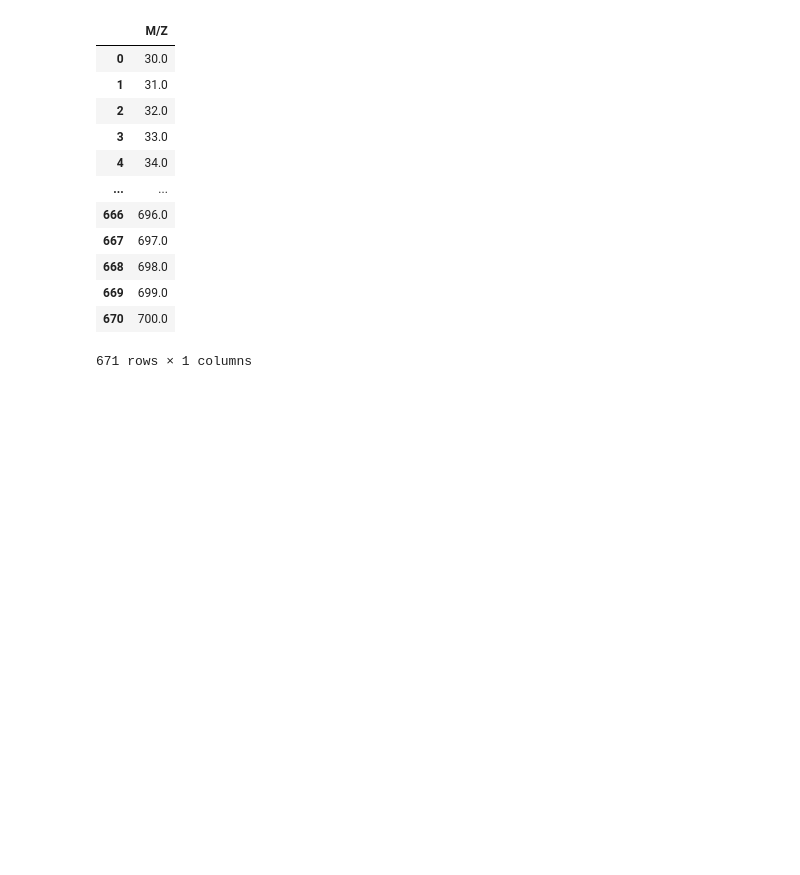
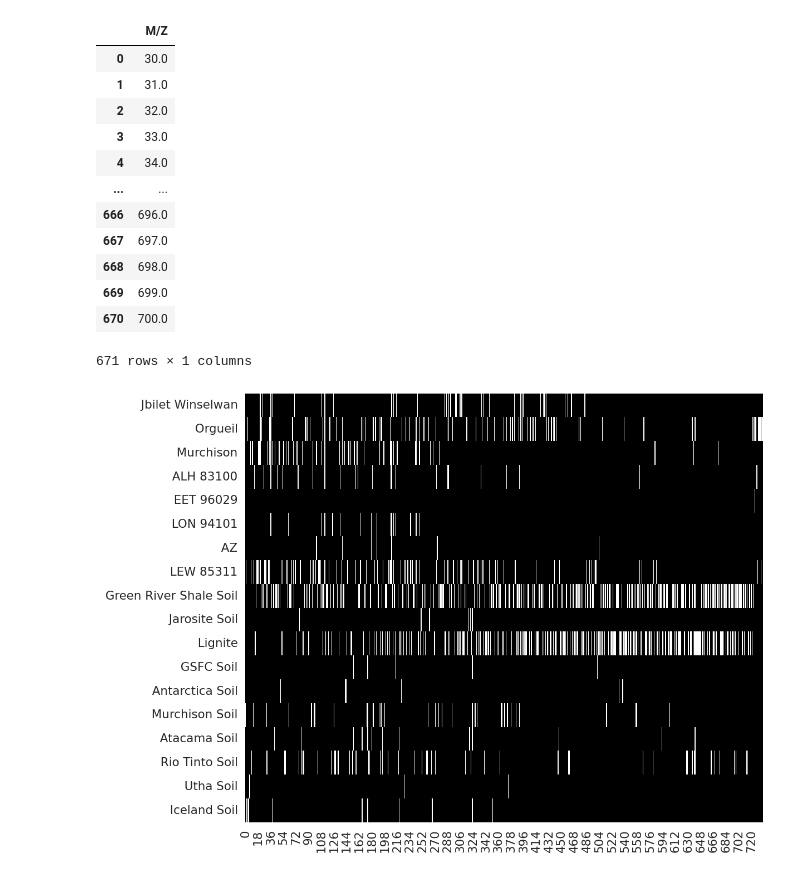
Before and after one commit to daniel-saeedi/Chromalyzer, a Jupyter notebook: test.ipynb, the cells around one changed output. Saved outputs shown, nothing was run; the diff lists cells and outputs as text; code cells hidden in the pictures; blank space fills up the shorter version.

```diff
--- a/test.ipynb
+++ b/test.ipynb
@@ -80,3 +80,37 @@ pd.read_csv('data/all_mz_values.csv').drop(columns=['Unnamed: 0'])
 | 669 | 699.0 |
 | 670 | 700.0 |
 671 rows × 1 columns
+# %%
+from matplotlib import pyplot as plt
+import matplotlib.colors as mcolors
+import seaborn as sns
+import numpy as np
+import pandas as pd
+top_n = 1000
+
+X_train = np.load('/usr/scratch/chromalyzer/features/features_lam1_0.75_lam2_5.0_rt1th_10_rt2th_100.npy')
+
+train_samples = pd.read_csv('/usr/scratch/danial_stuff/Chromalyzer/data/labels.csv').reset_index(drop=True)
+
+X_sorted = X_train[train_samples.sort_values('label').index].copy()
+
+class_0_count = np.sum(train_samples['label'] == 0)
+X_sorted[class_0_count:,:] = np.where(X_sorted[class_0_count:,:] == 1, 2, X_sorted[class_0_count:,:])
+
+
+plt.figure(figsize=(12,10))
+sns.set(font_scale=1.4)
+
+# Define colors for each value
+colors = ["black", "white", "white"]  # Colors for 0, 1, and 2 respectively
+cmap = mcolors.ListedColormap(colors)
+
+# boundaries = [-0.5, 0.5, 1.5, 2.5]
+# norm = mcolors.BoundaryNorm(boundaries, cmap.N, clip=True)
+
+
+sns.heatmap(X_sorted[:,:top_n],cmap=cmap,yticklabels=train_samples.sort_values('label')['sample_name'].to_numpy() ,cbar=False)
+# Save the plot as a PDF file
+plt.savefig('All_features.pdf', format="pdf", bbox_inches='tight',dpi=400)
+# %% [output]
+[figure, added]
```
Also changed, not shown: parts of 8 cells of this notebook, 7 other files.
